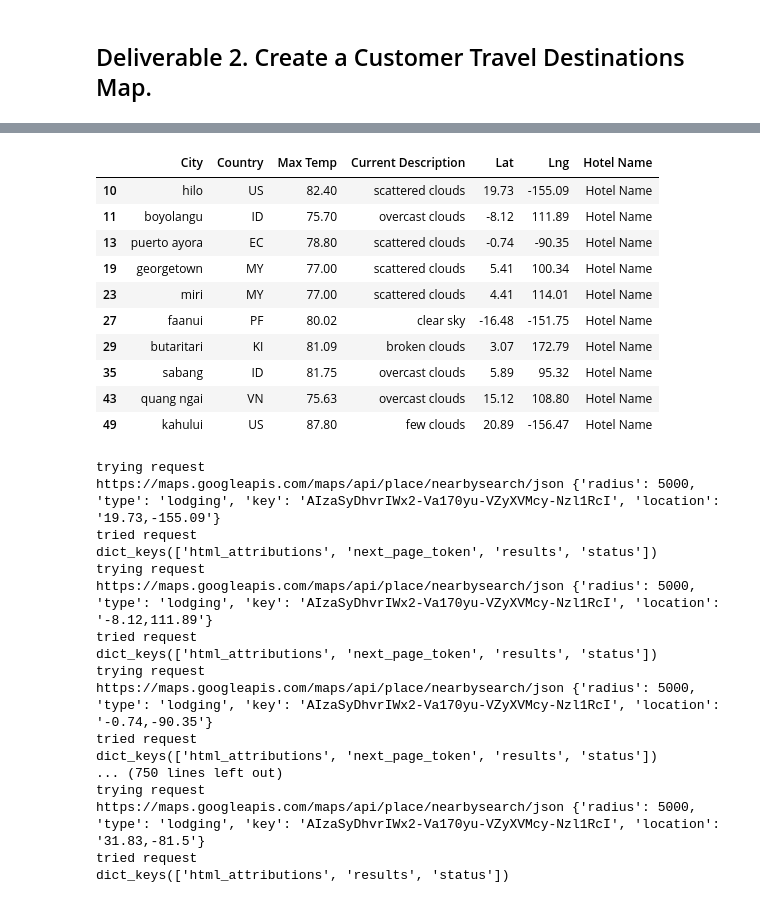
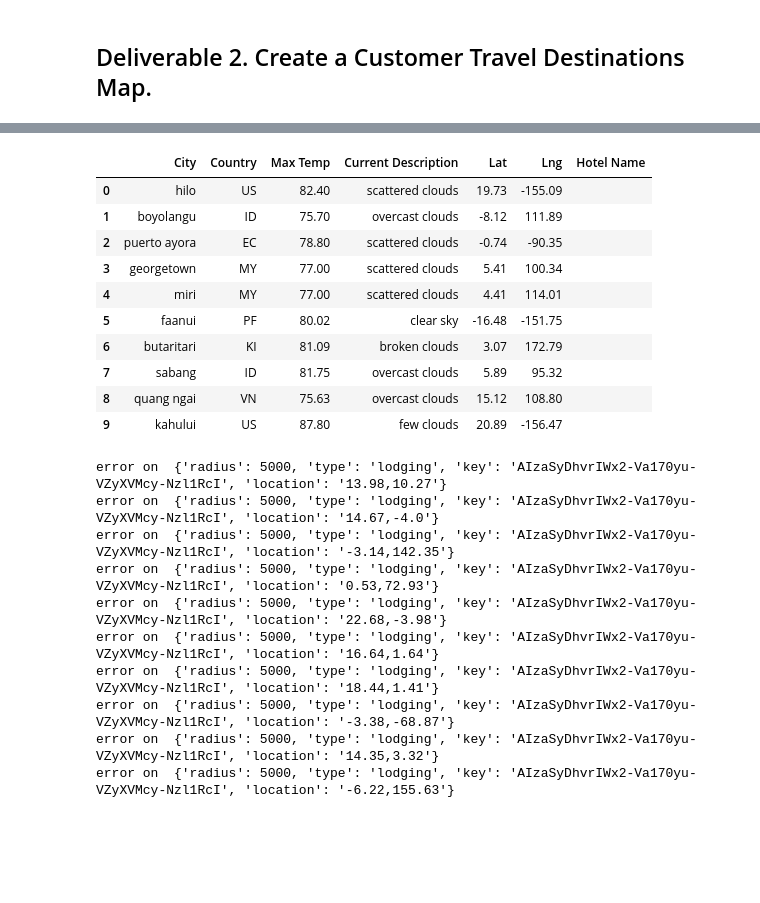
Before and after one commit to conradchelsea/-World_Weather_Analysis, a Jupyter notebook: Vacation_Search/Vacation_Search-Deliverable2_complete.ipynb, the cells around one changed output, grey strips where cells are left out. Drawn from its saved outputs; the diff is of its cells as text; code cells hidden in the pictures; blank space fills up the shorter version.

```diff
--- a/Vacation_Search/Vacation_Search-Deliverable2_complete.ipynb
+++ b/Vacation_Search/Vacation_Search-Deliverable2_complete.ipynb
@@ -119,27 +116,27 @@ memory usage: 16.2+ KB
 # %%
 # 5a. Create DataFrame called hotel_df to store hotel names along with city, country, max temp, and coordinates.
 #hotel_df = clean_df[["City", "Country", "Max Temp", "Current Description", "Lat", "Lng"]].copy()
 
 # 5b. Create a new column "Hotel Name"
 #hotel_df["Hotel Name"] = ""
 #hotel_df.head(10)
 
 # Create DataFrame called hotel_df to store hotel names along with city, country, max temp, and coordinates. From module
 hotel_df = preferred_cities_df[["City", "Country", "Max Temp", "Current Description", "Lat", "Lng"]].copy()
-hotel_df["Hotel Name"] = "Hotel Name"
+hotel_df["Hotel Name"] = ""
 hotel_df.head(10)
 # %% [output]
 |  | City | Country | Max Temp | Current Description | Lat | Lng | Hotel Name |
-| 10 | hilo | US | 82.40 | scattered clouds | 19.73 | -155.09 | Hotel Name |
-| 11 | boyolangu | ID | 75.70 | overcast clouds | -8.12 | 111.89 | Hotel Name |
-| 13 | puerto ayora | EC | 78.80 | scattered clouds | -0.74 | -90.35 | Hotel Name |
-| 19 | georgetown | MY | 77.00 | scattered clouds | 5.41 | 100.34 | Hotel Name |
-| 23 | miri | MY | 77.00 | scattered clouds | 4.41 | 114.01 | Hotel Name |
-| 27 | faanui | PF | 80.02 | clear sky | -16.48 | -151.75 | Hotel Name |
-| 29 | butaritari | KI | 81.09 | broken clouds | 3.07 | 172.79 | Hotel Name |
-| 35 | sabang | ID | 81.75 | overcast clouds | 5.89 | 95.32 | Hotel Name |
-| 43 | quang ngai | VN | 75.63 | overcast clouds | 15.12 | 108.80 | Hotel Name |
-| 49 | kahului | US | 87.80 | few clouds | 20.89 | -156.47 | Hotel Name |
+| 0 | hilo | US | 82.40 | scattered clouds | 19.73 | -155.09 |  |
+| 1 | boyolangu | ID | 75.70 | overcast clouds | -8.12 | 111.89 |  |
+| 2 | puerto ayora | EC | 78.80 | scattered clouds | -0.74 | -90.35 |  |
+| 3 | georgetown | MY | 77.00 | scattered clouds | 5.41 | 100.34 |  |
+| 4 | miri | MY | 77.00 | scattered clouds | 4.41 | 114.01 |  |
+| 5 | faanui | PF | 80.02 | clear sky | -16.48 | -151.75 |  |
+| 6 | butaritari | KI | 81.09 | broken clouds | 3.07 | 172.79 |  |
+| 7 | sabang | ID | 81.75 | overcast clouds | 5.89 | 95.32 |  |
+| 8 | quang ngai | VN | 75.63 | overcast clouds | 15.12 | 108.80 |  |
+| 9 | kahului | US | 87.80 | few clouds | 20.89 | -156.47 |  |
 # %%
 # Dependencies and Setup
 import requests
@@ -171,40 +168,33 @@ for index, row in hotel_df.iterrows():
     base_url = "https://maps.googleapis.com/maps/api/place/nearbysearch/json"
     # 6c. Get latitude and longitude from DataFrame
 
-    print("trying request")
+#     print("trying request")
 
     # 6e. Make request and retrieve the JSON data from the search.
     # Make request and get the JSON data from the search.
-    print(base_url, params)
+#     print(base_url, params)
     try:
         hotels = requests.get(base_url, params=params).json()
-        print("tried request")
-        print(hotels.keys())
+#         print("tried request")
+#         print(hotels.keys())
         #print(hotels)
         # 6f. Get the first hotel from the results and store the name, if a hotel isn't found skip the city.
         # Grab the first hotel from the results and store the name.
         hotel_df.loc[index, "Hotel Name"] = hotels["results"][0]["name"]
-    except(IndexError):
-        print("index error ", params )
+    except:
+        print("error on ", params )
         pass
 # %% [output]
-trying request
-https://maps.googleapis.com/maps/api/place/nearbysearch/json {'radius': 5000, 'type': 'lodging', 'key': 'AIzaSyDhvrIWx2-Va170yu-VZyXVMcy-Nzl1RcI', 'location': '19.73,-155.09'}
-tried request
-dict_keys(['html_attributions', 'next_page_token', 'results', 'status'])
-trying request
-https://maps.googleapis.com/maps/api/place/nearbysearch/json {'radius': 5000, 'type': 'lodging', 'key': 'AIzaSyDhvrIWx2-Va170yu-VZyXVMcy-Nzl1RcI', 'location': '-8.12,111.89'}
-tried request
-dict_keys(['html_attributions', 'next_page_token', 'results', 'status'])
-trying request
-https://maps.googleapis.com/maps/api/place/nearbysearch/json {'radius': 5000, 'type': 'lodging', 'key': 'AIzaSyDhvrIWx2-Va170yu-VZyXVMcy-Nzl1RcI', 'location': '-0.74,-90.35'}
-tried request
-dict_keys(['html_attributions', 'next_page_token', 'results', 'status'])
-... (750 lines left out)
-trying request
-https://maps.googleapis.com/maps/api/place/nearbysearch/json {'radius': 5000, 'type': 'lodging', 'key': 'AIzaSyDhvrIWx2-Va170yu-VZyXVMcy-Nzl1RcI', 'location': '31.83,-81.5'}
-tried request
-dict_keys(['html_attributions', 'results', 'status'])
+error on  {'radius': 5000, 'type': 'lodging', 'key': 'AIzaSyDhvrIWx2-Va170yu-VZyXVMcy-Nzl1RcI', 'location': '13.98,10.27'}
+error on  {'radius': 5000, 'type': 'lodging', 'key': 'AIzaSyDhvrIWx2-Va170yu-VZyXVMcy-Nzl1RcI', 'location': '14.67,-4.0'}
+error on  {'radius': 5000, 'type': 'lodging', 'key': 'AIzaSyDhvrIWx2-Va170yu-VZyXVMcy-Nzl1RcI', 'location': '-3.14,142.35'}
+error on  {'radius': 5000, 'type': 'lodging', 'key': 'AIzaSyDhvrIWx2-Va170yu-VZyXVMcy-Nzl1RcI', 'location': '0.53,72.93'}
+error on  {'radius': 5000, 'type': 'lodging', 'key': 'AIzaSyDhvrIWx2-Va170yu-VZyXVMcy-Nzl1RcI', 'location': '22.68,-3.98'}
+error on  {'radius': 5000, 'type': 'lodging', 'key': 'AIzaSyDhvrIWx2-Va170yu-VZyXVMcy-Nzl1RcI', 'location': '16.64,1.64'}
+error on  {'radius': 5000, 'type': 'lodging', 'key': 'AIzaSyDhvrIWx2-Va170yu-VZyXVMcy-Nzl1RcI', 'location': '18.44,1.41'}
+error on  {'radius': 5000, 'type': 'lodging', 'key': 'AIzaSyDhvrIWx2-Va170yu-VZyXVMcy-Nzl1RcI', 'location': '-3.38,-68.87'}
+error on  {'radius': 5000, 'type': 'lodging', 'key': 'AIzaSyDhvrIWx2-Va170yu-VZyXVMcy-Nzl1RcI', 'location': '14.35,3.32'}
+error on  {'radius': 5000, 'type': 'lodging', 'key': 'AIzaSyDhvrIWx2-Va170yu-VZyXVMcy-Nzl1RcI', 'location': '-6.22,155.63'}
 # %%
 hotel_df.info()
 hotel_df.head(10)
```
Also changed, not shown: parts of 13 cells of this notebook.
